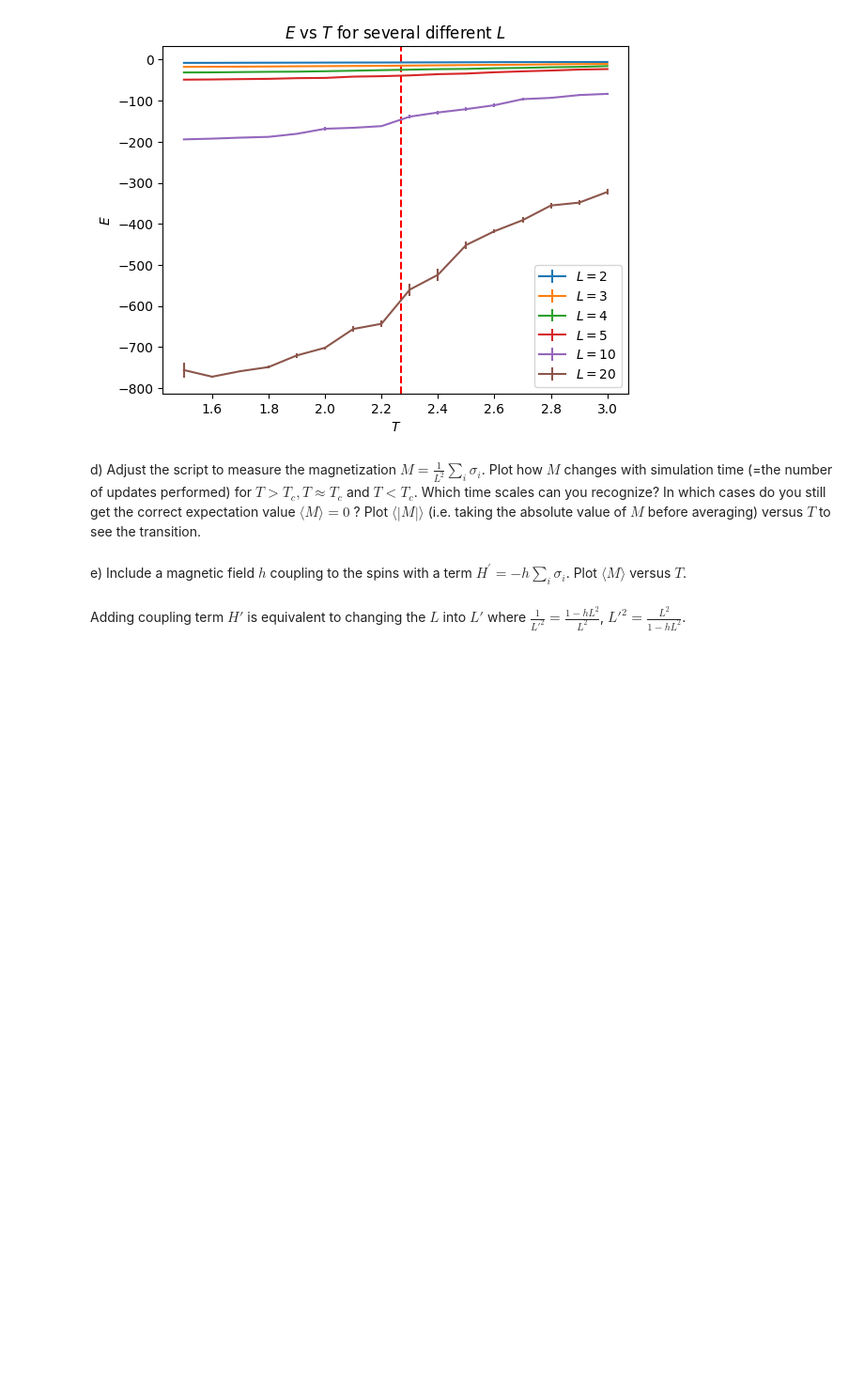
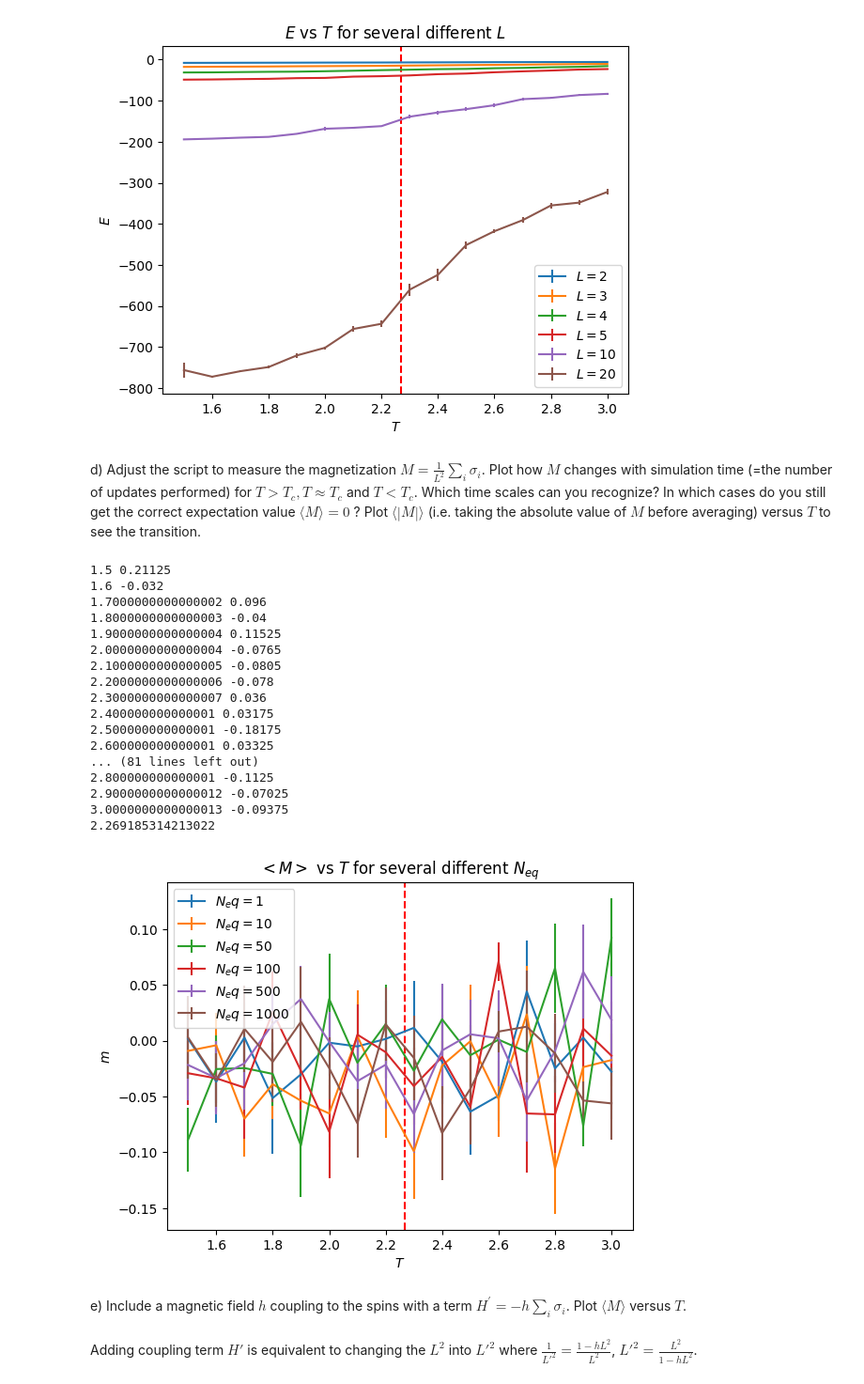
Before and after one commit to ericardomuten/TUM-PH2264, a Jupyter notebook: 1_classical_montecarlo/hw1_sub.ipynb, the cells around one changed output. Shown at 94% size. Cells and saved outputs as stored; diff of their text form; code cells hidden in the pictures; blank space fills up the shorter version.

```diff
--- a/1_classical_montecarlo/hw1_sub.ipynb
+++ b/1_classical_montecarlo/hw1_sub.ipynb
@@ -356,7 +370,7 @@ for n in num_samples:
     error = []
     for i in range(iter):
         u = np.random.uniform(size=n)
-        x = G_inverse(u, alpha)
+        x = G_inverse(u, alpha) * 0.5/1.4
         error += [abs(integral_estimate(func, a, b, x) - correct_value)]
     abs_error += [np.average(error)]
 
@@ -576,21 +632,55 @@ def calc_M(L, L_square, T_range = np.arange(1.5, 3.1, 0.1), N_sweeps = 5000, N_e
     for T in T_range:
         M_list_bin = []
         for k in range(N_bins):
-            Es = metropolis_loop(system, T, N_sweeps, N_eq, N_flips)
+            Ms = metropolis_loop_magnetization(system, L_square, T, N_sweeps, N_eq, N_flips)
 
-            mean_E = np.mean(Es)
-            mean_E2 = np.mean(Es**2)
+            mean_M = np.mean(Ms)
+            mean_M2 = np.mean(Ms**2)
 
-            C_list_bin.append(1. / T**2. / L**2. * (mean_E2 - mean_E**2))
-            E_list_bin.append(mean_E)
+            M_list_bin.append(mean_M)
 
-        C_list.append([np.mean(C_list_bin), np.std(C_list_bin) / np.sqrt(N_bins)])
-        E_list.append([np.mean(E_list_bin), np.std(E_list_bin) / np.sqrt(N_bins)])
+        M_list.append([np.mean(M_list_bin), np.std(M_list_bin) / np.sqrt(N_bins)])
 
-        print(T, mean_E, C_list[-1])
+        print(T, mean_M)
 
-    return C_list, E_list
+    return M_list
+# %%
+# Plot the results
+N_eq = [1, 10, 50, 100, 500, 1000]
+for neq in N_eq:
+    M_list = calc_M(L=4, L_square=16, N_eq=neq)
+    M_list = np.array(M_list)
+    plt.errorbar(T_range, M_list[:, 0], M_list[:, 1], label="${N_eq} = " + str(neq) + "$")
+
+Tc = 2. / np.log(1. + np.sqrt(2))
+print(Tc)
+
+plt.axvline(Tc, color='r', linestyle='--')
+plt.xlabel('$T$')
+plt.ylabel('$<M>$')
+plt.title("$<M>$ vs $T$ for several different $N_{eq}$")
+plt.legend()
+plt.show()
+# %% [output]
+1.5 0.21125
+1.6 -0.032
+1.7000000000000002 0.096
+1.8000000000000003 -0.04
+1.9000000000000004 0.11525
+2.0000000000000004 -0.0765
+2.1000000000000005 -0.0805
+2.2000000000000006 -0.078
+2.3000000000000007 0.036
+2.400000000000001 0.03175
+2.500000000000001 -0.18175
+2.600000000000001 0.03325
+... (81 lines left out)
+2.800000000000001 -0.1125
+2.9000000000000012 -0.07025
+3.0000000000000013 -0.09375
+2.269185314213022
+[figure, added]
 # %% [markdown]
 e) Include a magnetic field $h$ coupling to the spins with a term $H^{\prime}=-h \sum_i \sigma_i$. Plot $\langle M\rangle$ versus $T$.
 # %% [markdown]
-Adding coupling term $H'$ is equivalent to changing the $L$ into $L'$ where $\frac{1}{L'^2} = \frac{1-hL^2}{L^2}$, $L'^2 = \frac{L^2}{1-hL^2}$.
+Adding coupling term $H'$ is equivalent to changing the $L^2$ into $L'^2$ where $\frac{1}{L'^2} = \frac{1-hL^2}{L^2}$, $L'^2 = \frac{L^2}{1-hL^2}$.
```
Also changed, not shown: parts of 12 cells of this notebook.
